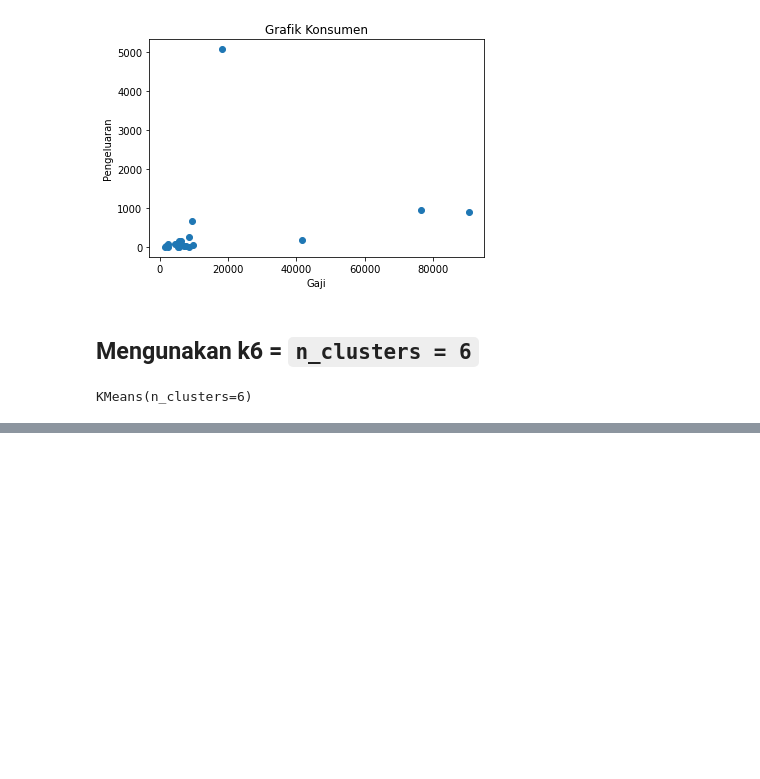
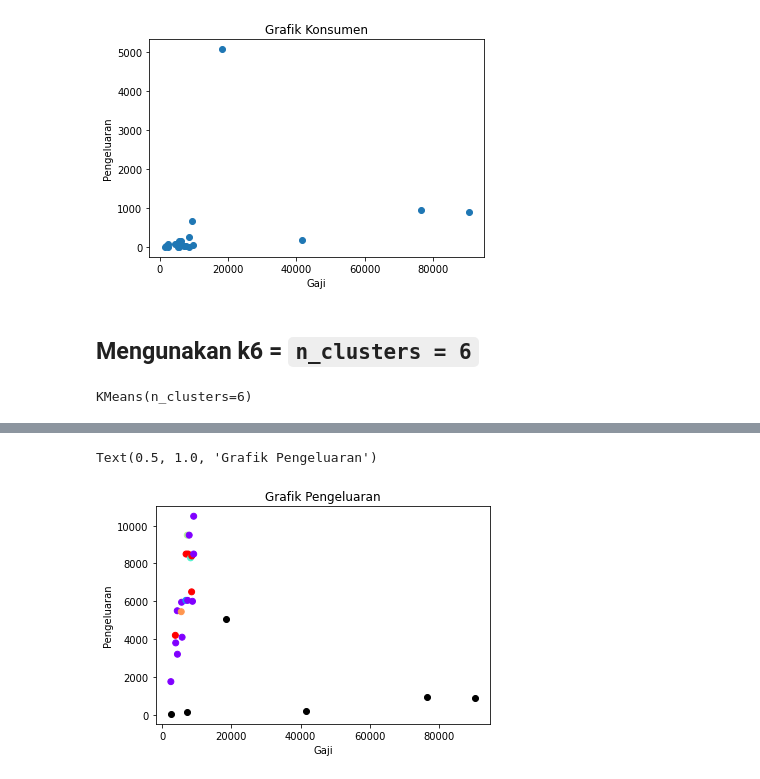
Before and after one commit to dimmdimas/Orbit-AI-Gen-Y, a Jupyter notebook: Hands On Python ML For K-Means.ipynb, the cells around one changed output, grey strips where cells are left out. Drawn from its saved outputs; the diff is of its cells as text; code cells hidden in the pictures; blank space fills up the shorter version.

```diff
--- a/Hands On Python ML For K-Means.ipynb
+++ b/Hands On Python ML For K-Means.ipynb
@@ -154,0 +175,9 @@ print(kMenansLocal.cluster_centers_)
+# %%
+plt.scatter(dataArray[:,0],dataArray[:,1], c=kmeans.labels_, cmap='rainbow')
+plt.scatter(kmeans.cluster_centers_[:,0], kmeans.cluster_centers_[:,1],color='black')
+plt.xlabel("Gaji")
+plt.ylabel("Pengeluaran")
+plt.title("Grafik Pengeluaran")
+# %% [output]
+Text(0.5, 1.0, 'Grafik Pengeluaran')
+[figure, added]
```
Also changed, not shown: parts of 3 cells of this notebook, 15 other files.
